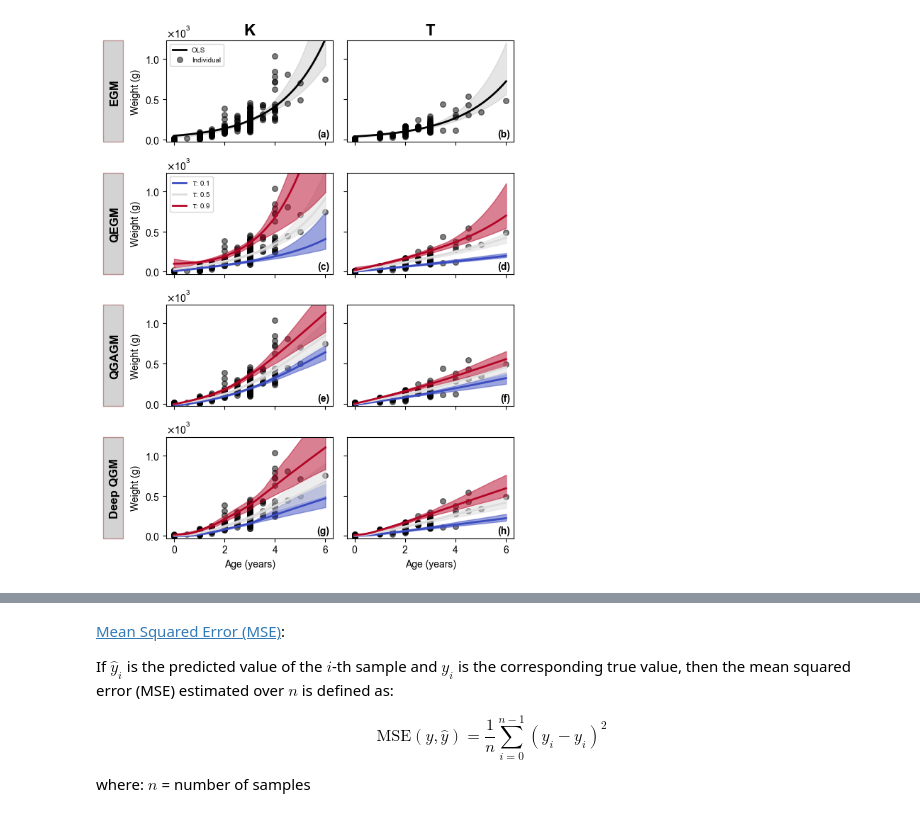
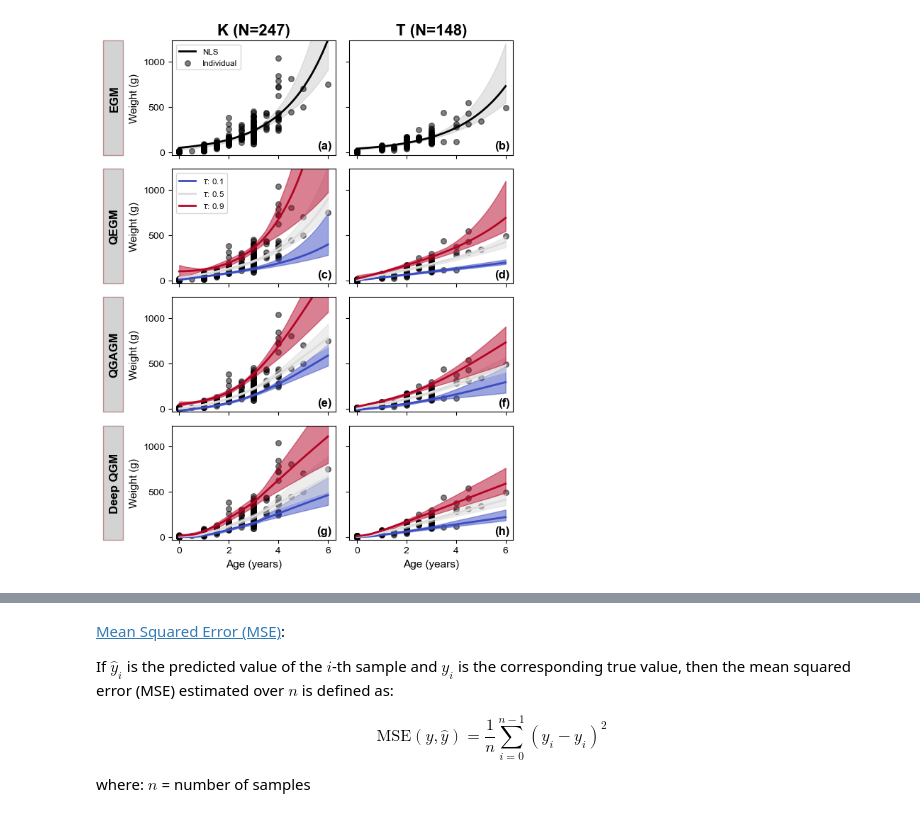
Before and after one commit to Guankuiliu/deepQMRN, a Jupyter notebook: 01 Growth Model.ipynb, the cells around one changed output, grey strips where cells are left out. Saved outputs shown, nothing was run; the diff lists cells and outputs as text; code cells hidden in the pictures.

```diff
--- a/01 Growth Model.ipynb
+++ b/01 Growth Model.ipynb
@@ -22,10 +22,17 @@ cmap = plt.get_cmap('coolwarm', 9)
 colors = cmap(np.linspace(0.1, 0.9, 9))
 
 np.random.seed(42)
-n_bootstrap = 200
+n_bootstrap = 2000
 
 # Data loading and preprocessing
 hairtail = pd.read_csv("./Data/cutlassfish.csv")
 hairtail.dropna(inplace=True)
 hairtail['mat'] = hairtail['maturity'].apply(maturity_01)
+
+# Sample size
+N_K = len(hairtail[hairtail.site=='K'])
+N_T = len(hairtail[hairtail.site=='T'])
+print("K: sample size =  ", N_K)
+print("T: Sample size =  ", N_T)
+
 hairtail.to_csv("./Data/cutlassfish_rmNAN.csv", index=False)
@@ -44,9 +56,16 @@ The following code implemented 200 bootstrap resamples to:
 # %%
 # Growth models
+QEGM_results = []
+deepQGM_results = []
+
+# CPs: coverage_proportions
+QEGM_CPs = []
+deepQGM_CPs = []
+
+# Load regression results of QGAGM
+QGAGM_R = pd.read_csv("./Data/cutlassfish_predicts_spline3.csv")
+
 fig, ax = plt.subplots(4, 2, figsize=(6, 8), sharex=True, sharey=True)
-QEGM_results = []
-QGAGM_results = []
-deepQGM_results = []
 
 for idx_c, site in enumerate(['K', 'T']):
     idx_r = 0
@@ -73,24 +92,23 @@ for idx_c, site in enumerate(['K', 'T']):
     pred_lower = np.percentile(pred_egm, 2.5, axis=0)
     pred_upper = np.percentile(pred_egm, 97.5, axis=0)
 
-    ax[idx_r, idx_c].plot(age_range, pred_mean, 'k-', lw=2, label='OLS')
+    ax[idx_r, idx_c].plot(age_range, pred_mean, 'k-', lw=2, label='NLS')
     ax[idx_r, idx_c].fill_between(age_range, pred_lower, pred_upper,
                                 color='gray', alpha=0.2)
     ax[idx_r, idx_c].scatter(age_site, size_site, color='k', s=30, alpha=0.5, label='Individual')
-    ax[idx_r, idx_c].yaxis.set_major_formatter(ScalarFormatter(useMathText=True))
-    ax[idx_r, idx_c].ticklabel_format(style='sci', axis='y', scilimits=(0,0))
     if idx_c == 0:
         ax[idx_r, idx_c].set_ylim(-30, 1230)
-        ax[idx_r, idx_c].legend(fontsize='x-small')
-        ax[idx_r, idx_c].set_ylabel("Weight (g)")
-        ax[idx_r, 0].set_title("K", fontsize=16, fontweight='bold')
-        ax[idx_r, 1].set_title("T", fontsize=16, fontweight='bold')
-        ax[idx_r+1, idx_c].set_ylabel("Weight (g)")
-        ax[idx_r+2, idx_c].set_ylabel("Weight (g)")
-        ax[idx_r+3, idx_c].set_ylabel("Weight (g)")
+        ax[idx_r, idx_c].set_yticks([0, 500, 1000])
+        ax[idx_r, idx_c].legend(fontsize='small')
+        ax[idx_r, idx_c].set_ylabel("Weight (g)", fontsize=11)
+        ax[idx_r, 0].set_title(f"K (N={N_K})", fontsize=16, fontweight='bold')
+        ax[idx_r, 1].set_title(f"T (N={N_T})", fontsize=16, fontweight='bold')
+        ax[idx_r+1, idx_c].set_ylabel("Weight (g)", fontsize=11)
+        ax[idx_r+2, idx_c].set_ylabel("Weight (g)", fontsize=11)
+        ax[idx_r+3, idx_c].set_ylabel("Weight (g)", fontsize=11)
 
     # Bootstrap QEGM with error calculation
-    a_qegm, b_qegm, pred_qegm, qegm_errors = bootstrap_qegm(age_site, size_site, egm_params, quantiles, n_bootstrap)
+    a_qegm, b_qegm, pred_qegm, qegm_errors, qegm_CPs = bootstrap_qegm(age_site, size_site, egm_params, quantiles, n_bootstrap)
 
     # Plot QEGM with confidence intervals for [0.1, 0.5, 0.9] quantiles
     ax[idx_r+1, idx_c].scatter(age_site, size_site, color='k', s=30, alpha=0.5)
@@ -105,26 +123,21 @@ for idx_c, site in enumerate(['K', 'T']):
             ax[idx_r+1, idx_c].fill_between(age_range, pred_lower, pred_upper,
                                            color=colors[idq], alpha=0.5)
     if idx_c == 0:
-        ax[idx_r+1, idx_c].legend(fontsize='x-small')
+        ax[idx_r+1, idx_c].legend(fontsize='small')
+
 
     # Bootstrap QGAGM with error calculation
-    spline_num = 6 if site == 'K' else 5
-    pred_qgagm, qgagm_errors = bootstrap_qgagm(age_site, size_site, quantiles, spline_num, n_bootstrap)
-
-    # Plot QGAGM with confidence intervals
     ax[idx_r+2, idx_c].scatter(age_site, size_site, color='k', s=30, alpha=0.5)
+    site_data = QGAGM_R[QGAGM_R['site'] == site]
     for idq, q in enumerate(quantiles):
         if q in [0.1, 0.5, 0.9]:
-            pred_mean = np.mean(pred_qgagm[q], axis=0)
-            pred_lower = np.percentile(pred_qgagm[q], 2.5, axis=0)
-            pred_upper = np.percentile(pred_qgagm[q], 97.5, axis=0)
+            q_data = site_data[site_data['q'] == q]
+            ax[idx_r+2, idx_c].plot(q_data['age'], q_data['mean'], color=colors[idq], lw=2)
+            ax[idx_r+2, idx_c].fill_between(q_data['age'], q_data['lower'], q_data['upper'], color=colors[idq], alpha=0.5)
 
-            ax[idx_r+2, idx_c].plot(age_range, pred_mean, color=colors[idq], lw=2)
-            ax[idx_r+2, idx_c].fill_between(age_range, pred_lower, pred_upper,
-                                          color=colors[idq], alpha=0.5)
 
     # Bootstrap DeepQGM with error calculation
-    pred_deepqgm, deepqgm_errors = bootstrap_deepqgm(age_site, size_site, quantiles, n_bootstrap)
+    pred_deepqgm, deepqgm_errors, deepqgm_CPs = bootstrap_deepqgm(age_site, size_site, quantiles, n_bootstrap)
 
     # Plot DeepQGM with confidence intervals
     ax[idx_r+3, idx_c].scatter(age_site, size_site, color='k', s=30, alpha=0.5)
@@ -137,24 +150,21 @@ for idx_c, site in enumerate(['K', 'T']):
             ax[idx_r+3, idx_c].plot(age_range, pred_mean, color=colors[idq], lw=2)
             ax[idx_r+3, idx_c].fill_between(age_range, pred_lower[:,0], pred_upper[:,0],
                                           color=colors[idq], alpha=0.5)
-            ax[idx_r+3, idx_c].set_xlabel("Age (years)")
+            ax[idx_r+3, idx_c].set_xlabel("Age (years)", fontsize=11)
 
     # Store bootstrap-calculated errors
     for idq, q in enumerate(quantiles):
         QEGM_results.append({
             'sites': site, 'q': q,
-            'a': np.mean(a_qegm[q]), 'a_ci': np.std(a_qegm[q])*1.96,
-            'b': np.mean(b_qegm[q]), 'b_ci': np.std(b_qegm[q])*1.96,
+            'a': np.mean(a_qegm[q]),
+            'a_ci_lower': np.percentile(a_qegm[q], 2.5),
+            'a_ci_upper': np.percentile(a_qegm[q], 97.5),
+            'b': np.mean(b_qegm[q]),
+            'b_ci_lower': np.percentile(b_qegm[q], 2.5),
+            'b_ci_upper': np.percentile(b_qegm[q], 97.5),
             'mse': np.mean(qegm_errors[q]['mse']),
             'mae': np.mean(qegm_errors[q]['mae']),
             'mape': np.mean(qegm_errors[q]['mape'])
-        })
-
-        QGAGM_results.append({
-            'sites': site, 'q': q,
-            'mse': np.mean(qgagm_errors[q]['mse']),
-            'mae': np.mean(qgagm_errors[q]['mae']),
-            'mape': np.mean(qgagm_errors[q]['mape'])
         })
 
         deepQGM_results.append({
@@ -164,21 +174,25 @@ for idx_c, site in enumerate(['K', 'T']):
             'mape': np.mean(deepqgm_errors[q]['mape'])
         })
 
+    # Store bootstrap-calculated CPs
+    QEGM_CPs.append({'sites': site, 'CPs': np.mean(qegm_CPs)})
+    deepQGM_CPs.append({'sites': site, 'CPs': np.mean(deepqgm_CPs)})
+
 # Annotations and formatting
 annotations = ['EGM', 'QEGM', 'QGAGM', 'Deep QGM']
 for i, ax_ in enumerate(ax[:, 0]):
-    ax_.annotate(annotations[i], xy=(-0.31, 0.5), xycoords='axes fraction', fontsize=12, fontweight='bold',
+    ax_.annotate(annotations[i], xy=(-0.35, 0.5), xycoords='axes fraction', fontsize=12, fontweight='bold',
                  rotation=90, ha='center', va='center')
-    rectangle = Rectangle((-0.38, 0), 0.12, 1, transform=ax_.transAxes, facecolor="lightgray", edgecolor="rosybrown", clip_on=False)
+    rectangle = Rectangle((-0.42, 0), 0.12, 1, transform=ax_.transAxes, facecolor="lightgray", edgecolor="rosybrown", clip_on=False)
     ax_.add_patch(rectangle)
 
 # Add panel labels
 Alphbeta = ['a', 'b', 'c', 'd', 'e', 'f', 'g', 'h']
 for i, ax_ in enumerate(ax.flatten()):
-    ax_.text(float(0.98), float(0.05), '('+ Alphbeta[i]+')', transform=ax_.transAxes, ha='right', fontsize=10, fontweight='bold')
+    ax_.text(float(0.98), float(0.05), '('+ Alphbeta[i]+')', transform=ax_.transAxes, ha='right', fontsize=12, fontweight='bold')
 
 # Save figures
 plt.tight_layout()
-plt.savefig("./Figs/Figure_2.pdf")
-plt.savefig("./Figs/Figure_2.png", format="png", dpi=600, bbox_inches="tight")
+plt.savefig("./Figs/Figure_4.pdf")
+plt.savefig("./Figs/Figure_4.png", format="png", dpi=600, bbox_inches="tight")
 # %% [output]
@@ -197,4 +211,4 @@ EGM: Site_T: MAPE: 9.78
-[figure, old version]
+[figure, new version]
 # %% [markdown]
 ## Model performance
 
```
Also changed, not shown: parts of 15 cells of this notebook, 41 other files.
